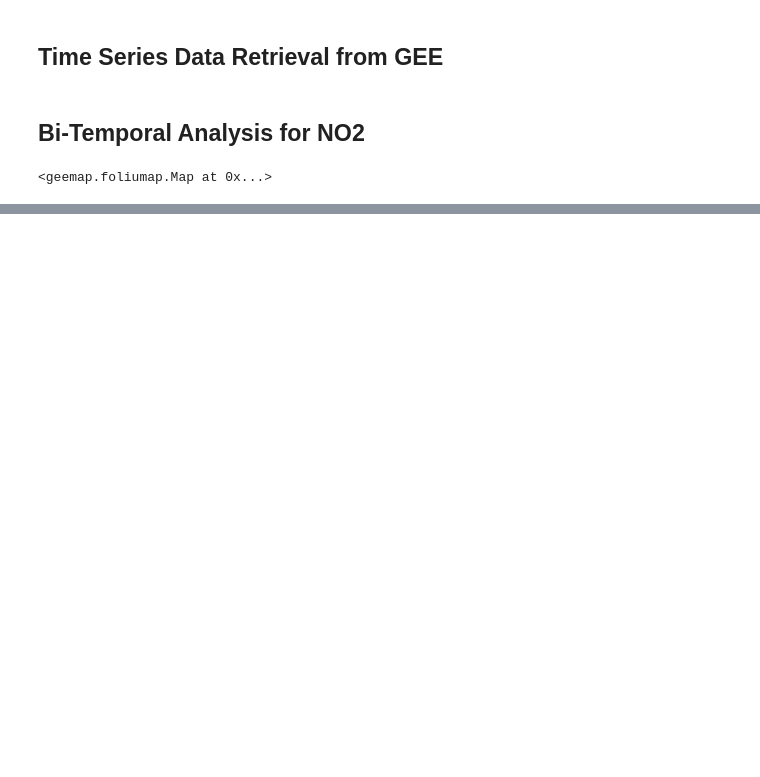
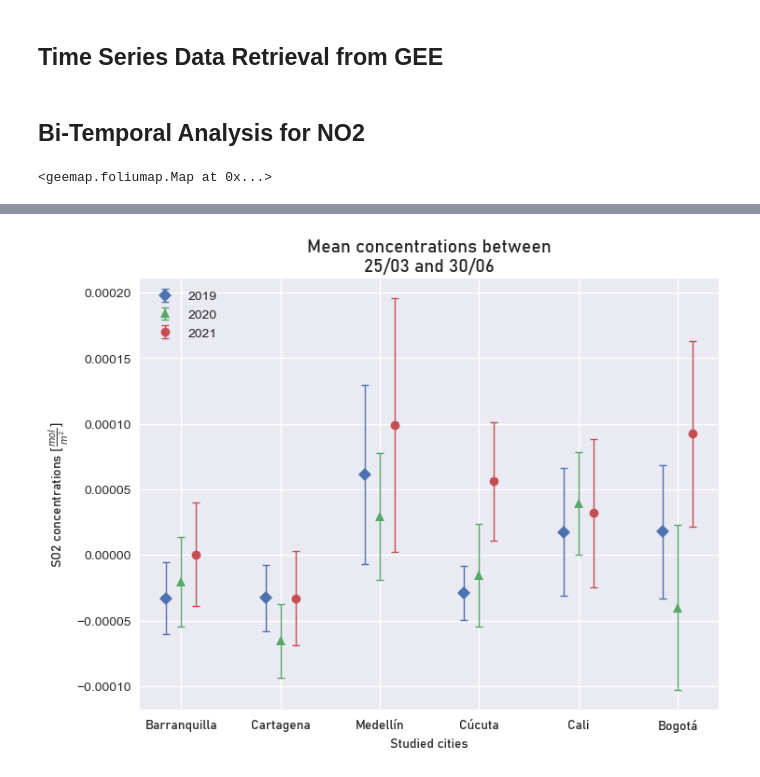
Before and after one commit to mdominguezd/AQ_Sent5P_TS_BFAST, a Jupyter notebook: AQ_GEE_DataRetrieval.ipynb, the cells around one changed output, grey strips where cells are left out. Drawn from its saved outputs; the diff is of its cells as text; code cells hidden in the pictures; blank space fills up the shorter version.

```diff
--- a/AQ_GEE_DataRetrieval.ipynb
+++ b/AQ_GEE_DataRetrieval.ipynb
@@ -147,0 +246,16 @@ Map.to_html(filename='output/NO2_AQ_Colombia.html', title='NO2_Colombia', width=
+# %%
+fig = plt.figure(figsize = (8,6))
+
+plt.errorbar(np.arange(0,6,1)-0.15, cities['SO2_2019_mean'], yerr = cities['SO2_2019_std'], fmt = 'D', elinewidth = 1, capthick = 1, capsize = 3, label = '2019')
+plt.errorbar(np.arange(0,6,1), cities['SO2_2020_mean'], yerr = cities['SO2_2020_std'], fmt = '^',  elinewidth = 1, capthick = 1, capsize = 3, label = '2020')
+plt.errorbar(np.arange(0,6,1)+0.15, cities['SO2_2021_mean'], yerr = cities['SO2_2021_std'], fmt = 'o',  elinewidth = 1, capthick = 1, capsize = 3, label = '2021')
+plt.legend(loc = 2)
+plt.xticks(np.arange(0,6,1), cities.name, fontdict={'family':'bahnschrift'})
+plt.xlabel('Studied cities', fontdict={'family':'bahnschrift'})
+plt.ylabel('SO2 concentrations $[\\frac{mol}{m^2}]$', fontdict={'family':'bahnschrift'})
+
+plt.title('Mean concentrations between\n25/03 and 30/06', fontdict={'family':'bahnschrift'}, fontsize=14)
+
+fig.savefig('BiTemporal_Analyisis_SO2.png', dpi = 130)
+# %% [output]
+[figure, added]
```
Also changed, not shown: parts of 10 cells of this notebook, 1 other file.
